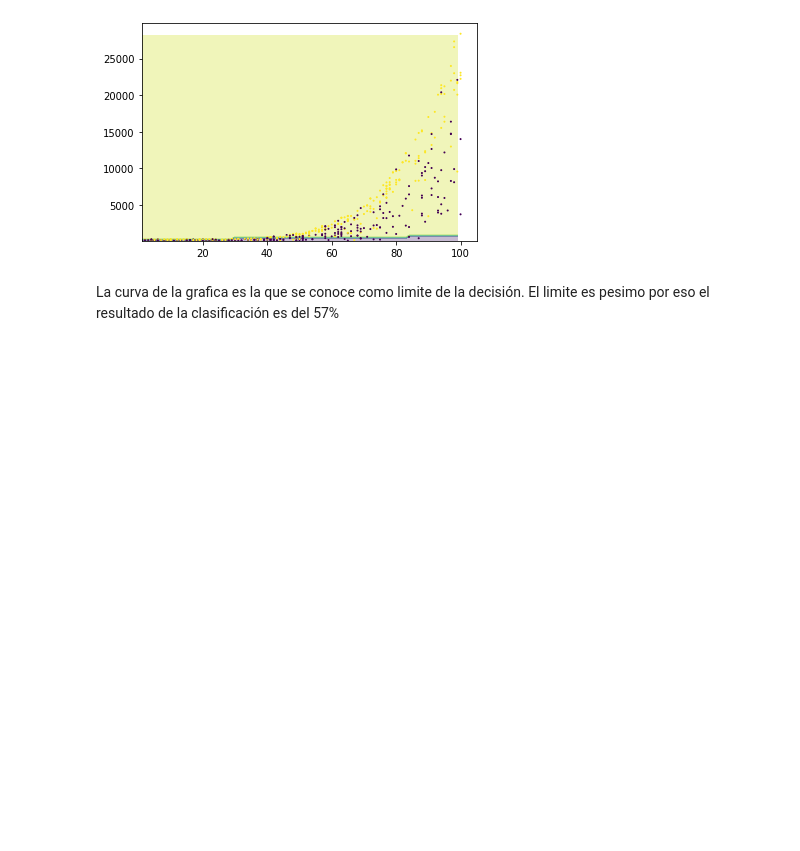
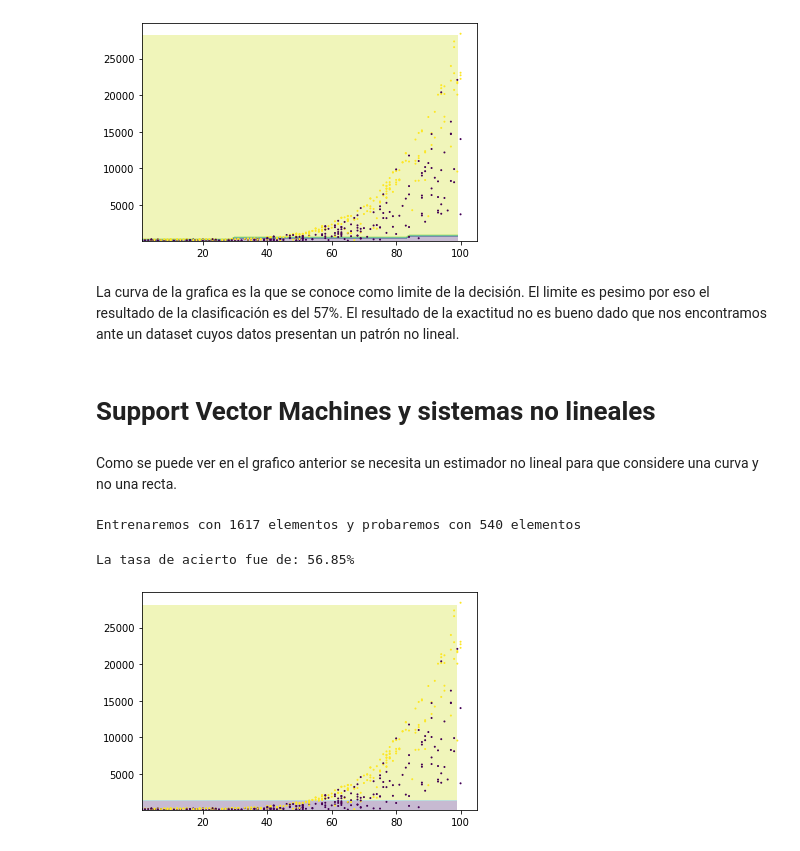
Before and after one commit to exequiel-farias/sklearn, a Jupyter notebook: ML_clasificacion_con_SKLearn.ipynb, the cells around one changed output. Saved outputs shown, nothing was run; the diff lists cells and outputs as text; code cells hidden in the pictures; blank space fills up the shorter version.

Commit message:
Estimadores no lineales

```diff
--- a/ML_clasificacion_con_SKLearn.ipynb
+++ b/ML_clasificacion_con_SKLearn.ipynb
@@ -348,4 +348,48 @@ plt.scatter(x_test.horas_esperadas,x_test.precio,c = y_test, s= 1);
 # %% [output]
 [figure]
 # %% [markdown]
-La curva de la grafica es la que se conoce como limite de la decisión. El limite es pesimo por eso el resultado de la clasificación es del 57%
+La curva de la grafica es la que se conoce como limite de la decisión. El limite es pesimo por eso el resultado de la clasificación es del 57%.
+El resultado de la exactitud no es bueno dado que nos encontramos ante un dataset cuyos datos presentan un patrón no lineal.
+# %% [markdown]
+# Support Vector Machines y sistemas no lineales
+# %% [markdown]
+Como se puede ver en el grafico anterior se necesita un estimador no lineal para que considere una curva y no una recta.
+# %%
+from sklearn.svm import SVC
+
+x = datos[['horas_esperadas','precio']]
+y = datos.finalizado
+
+SEED = 42
+np.random.seed(SEED)
+
+x_train, x_test, y_train, y_test = train_test_split(x,y,test_size = 0.25, stratify = y)
+print(f'Entrenaremos con {len(x_train)} elementos y probaremos con {len(x_test)} elementos')
+
+model = SVC()
+model.fit(x_train,y_train)
+previsiones = model.predict(x_test)
+
+x_min = x_test.horas_esperadas.min()
+x_max = x_test.horas_esperadas.max()
+y_min = x_test.precio.min()
+y_max = x_test.precio.max()
+
+pixels = 100
+eje_x = np.arange(x_min,x_max,(x_max - x_min)/pixels)
+eje_y = np.arange(y_min,y_max,(y_max - y_min)/pixels)
+
+xx, yy = np.meshgrid(eje_x, eje_y)
+puntos = np.c_[xx.ravel(), yy.ravel()]
+z = model.predict(puntos)
+z = z.reshape(xx.shape)
+
+plt.contourf(xx, yy, z, alpha=0.3)
+plt.scatter(x_test.horas_esperadas,x_test.precio,c = y_test, s= 1);
+
+tasa_de_acierto = accuracy_score(y_test, previsiones)
+print(f'La tasa de acierto fue de: {round(tasa_de_acierto*100,2)}%')
+# %% [output]
+Entrenaremos con 1617 elementos y probaremos con 540 elementos
+La tasa de acierto fue de: 56.85%
+[figure, added]
```
Also changed, not shown: parts of 3 cells of this notebook.
